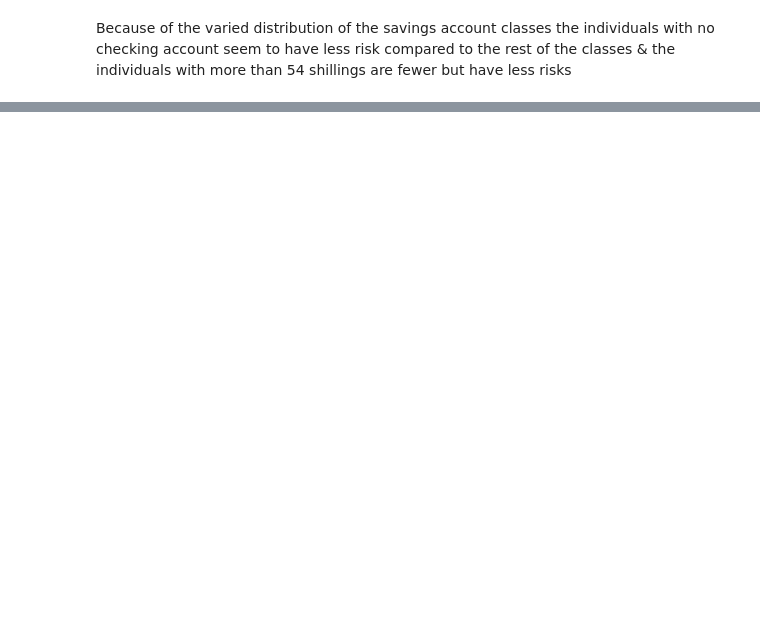
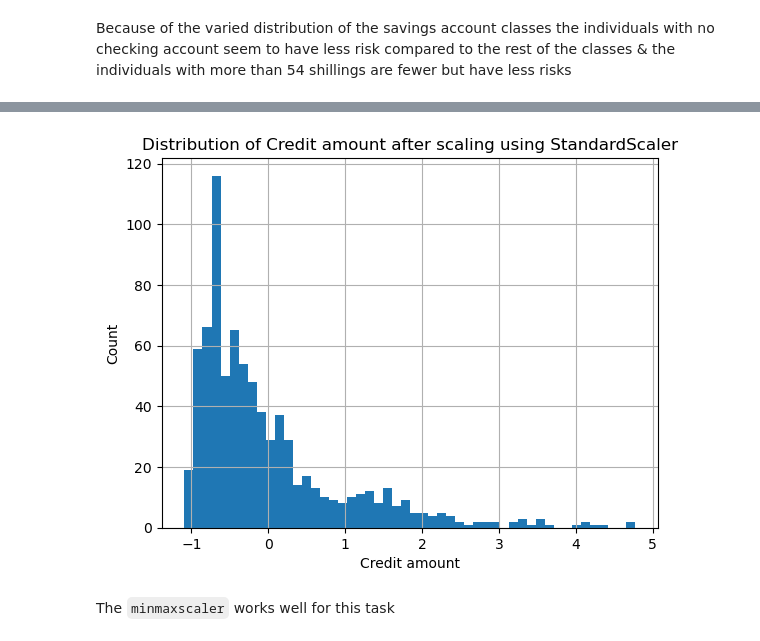
Before and after one commit to mwisechacha/Credit-Risk-Modelling, a Jupyter notebook: credit_risk.ipynb, the cells around one changed output, grey strips where cells are left out. Drawn from its saved outputs; the diff is of its cells as text; code cells hidden in the pictures; blank space fills up the shorter version.

```diff
--- a/credit_risk.ipynb
+++ b/credit_risk.ipynb
@@ -206,0 +269,4 @@ plt.show()
+# %%
+cred_amt_std = StandardScaler()
+credit_amount_std = cred_amt_std.fit_transform(credit_visualization[["Credit amount"]])
+credit_amount_std
@@ -206,0 +291,3 @@ plt.show()
+# %%
+credit_amount_std = pd.DataFrame(credit_amount_std, columns=["Credit amount"])
+credit_amount_std
@@ -206,0 +308,11 @@ plt.show()
+# %%
+credit_amount_std.hist(bins=50)
+plt.title("Distribution of Credit amount after scaling using StandardScaler")
+plt.xlabel("Credit amount")
+plt.ylabel("Count")
+plt.xticks(rotation=0)
+plt.show()
+# %% [output]
+[figure, added]
+# %% [markdown]
+The `minmaxscaler` works well for this task
```
Also changed, not shown: parts of 23 cells of this notebook.
